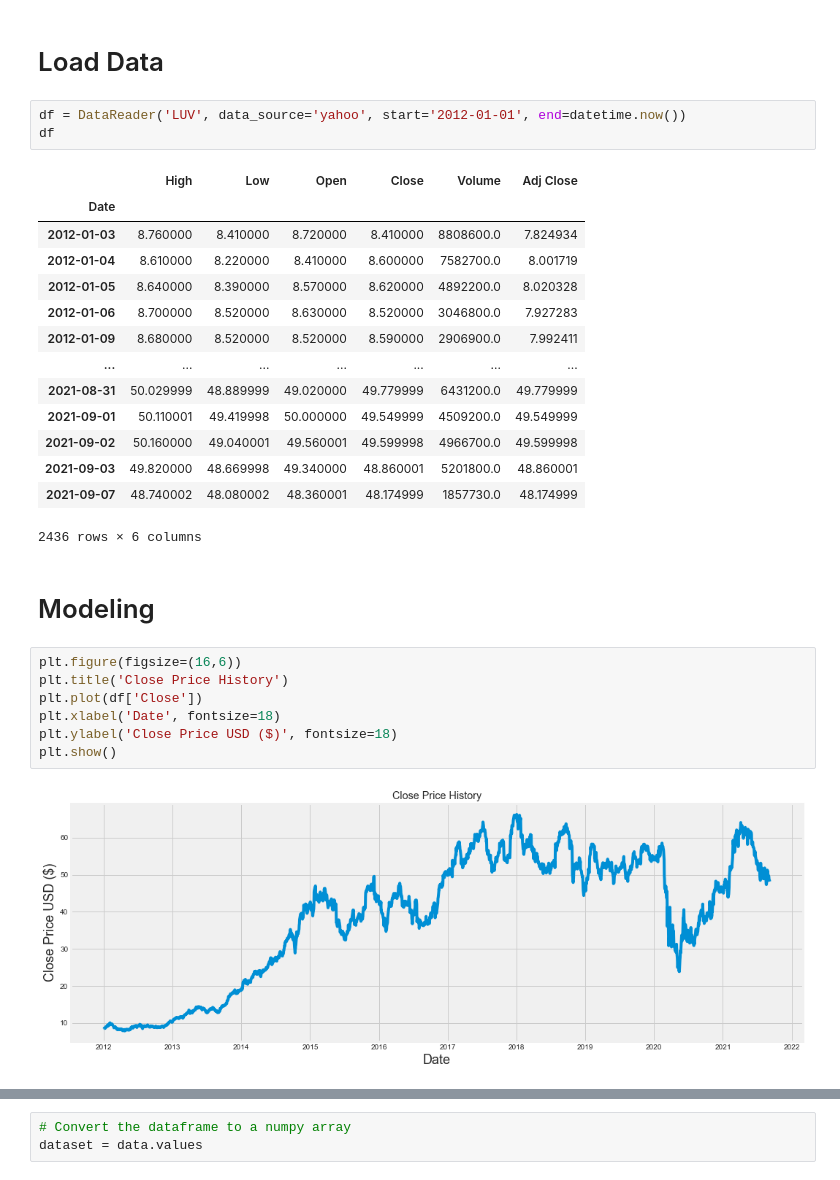
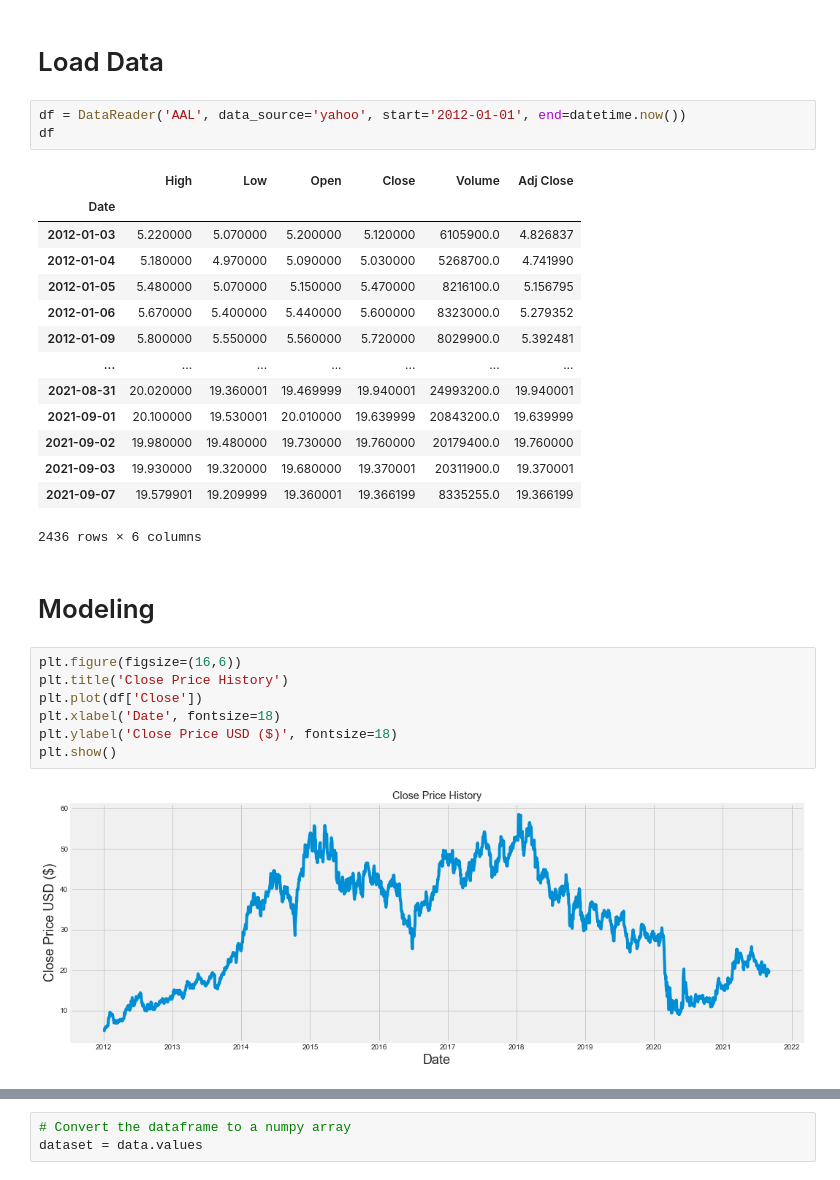
Before and after one commit to miazfryer/airlines_stocks, a Jupyter notebook: 04_LSTM_single_step.ipynb, the cells around one changed output, grey strips where cells are left out. Drawn from its saved outputs; the diff is of its cells as text.

```diff
--- a/04_LSTM_single_step.ipynb
+++ b/04_LSTM_single_step.ipynb
@@ -37,22 +37,22 @@ np.random.seed(123)
 # %% [markdown]
 # Load Data
 # %%
-df = DataReader('LUV', data_source='yahoo', start='2012-01-01', end=datetime.now())
+df = DataReader('AAL', data_source='yahoo', start='2012-01-01', end=datetime.now())
 df
 # %% [output]
 |  | High | Low | Open | Close | Volume | Adj Close |
 | Date |  |  |  |  |  |  |
-| 2012-01-03 | 8.760000 | 8.410000 | 8.720000 | 8.410000 | 8808600.0 | 7.824934 |
-| 2012-01-04 | 8.610000 | 8.220000 | 8.410000 | 8.600000 | 7582700.0 | 8.001719 |
-| 2012-01-05 | 8.640000 | 8.390000 | 8.570000 | 8.620000 | 4892200.0 | 8.020328 |
-| 2012-01-06 | 8.700000 | 8.520000 | 8.630000 | 8.520000 | 3046800.0 | 7.927283 |
-| 2012-01-09 | 8.680000 | 8.520000 | 8.520000 | 8.590000 | 2906900.0 | 7.992411 |
+| 2012-01-03 | 5.220000 | 5.070000 | 5.200000 | 5.120000 | 6105900.0 | 4.826837 |
+| 2012-01-04 | 5.180000 | 4.970000 | 5.090000 | 5.030000 | 5268700.0 | 4.741990 |
+| 2012-01-05 | 5.480000 | 5.070000 | 5.150000 | 5.470000 | 8216100.0 | 5.156795 |
+| 2012-01-06 | 5.670000 | 5.400000 | 5.440000 | 5.600000 | 8323000.0 | 5.279352 |
+| 2012-01-09 | 5.800000 | 5.550000 | 5.560000 | 5.720000 | 8029900.0 | 5.392481 |
 | ... | ... | ... | ... | ... | ... | ... |
-| 2021-08-31 | 50.029999 | 48.889999 | 49.020000 | 49.779999 | 6431200.0 | 49.779999 |
-| 2021-09-01 | 50.110001 | 49.419998 | 50.000000 | 49.549999 | 4509200.0 | 49.549999 |
-| 2021-09-02 | 50.160000 | 49.040001 | 49.560001 | 49.599998 | 4966700.0 | 49.599998 |
-| 2021-09-03 | 49.820000 | 48.669998 | 49.340000 | 48.860001 | 5201800.0 | 48.860001 |
-| 2021-09-07 | 48.740002 | 48.080002 | 48.360001 | 48.174999 | 1857730.0 | 48.174999 |
+| 2021-08-31 | 20.020000 | 19.360001 | 19.469999 | 19.940001 | 24993200.0 | 19.940001 |
+| 2021-09-01 | 20.100000 | 19.530001 | 20.010000 | 19.639999 | 20843200.0 | 19.639999 |
+| 2021-09-02 | 19.980000 | 19.480000 | 19.730000 | 19.760000 | 20179400.0 | 19.760000 |
+| 2021-09-03 | 19.930000 | 19.320000 | 19.680000 | 19.370001 | 20311900.0 | 19.370001 |
+| 2021-09-07 | 19.579901 | 19.209999 | 19.360001 | 19.366199 | 8335255.0 | 19.366199 |
 2436 rows × 6 columns
 # %% [markdown]
 # Modeling
@@ -64,7 +64,7 @@ plt.xlabel('Date', fontsize=18)
 plt.ylabel('Close Price USD ($)', fontsize=18)
 plt.show()
 # %% [output]
-[figure, old version]
+[figure, new version]
 # %%
 # Create a new dataframe with only the 'Close column
 #data= AAPL['Close'].values.reshape(-1, 1)
```
Also changed, not shown: parts of 18 cells of this notebook, 3 other files.
